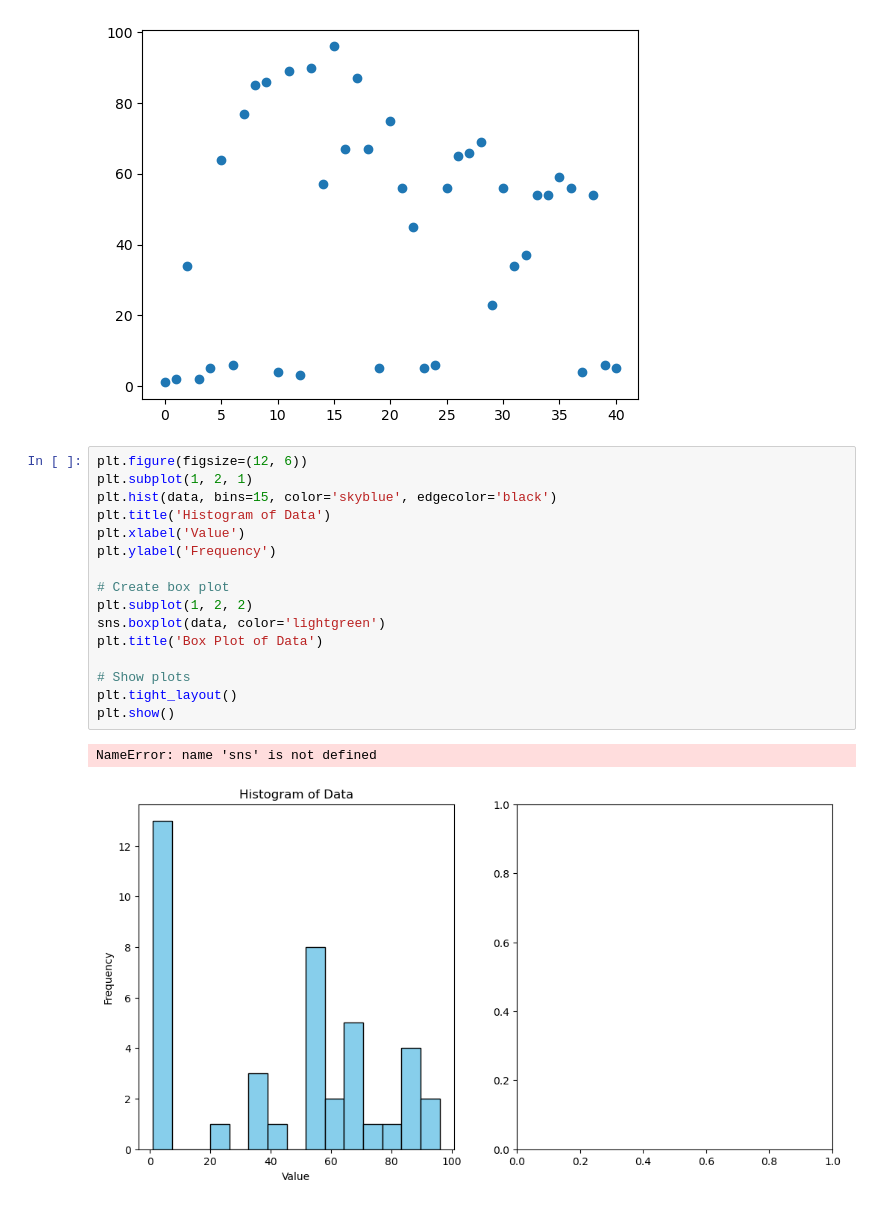
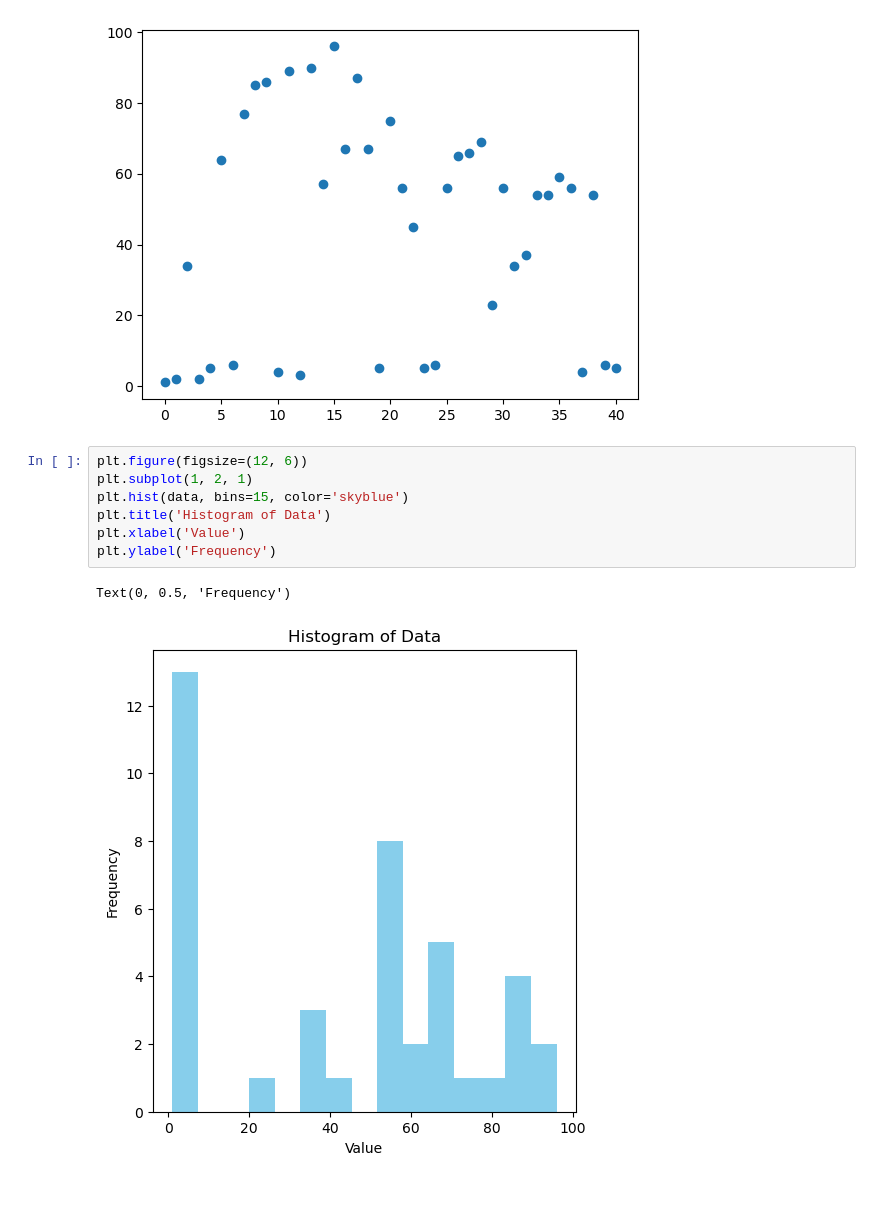
Before and after one commit to ZiaUlAinAamir/AI-with-navttc, a Jupyter notebook: statics task.ipynb, the cells around one changed output. Saved outputs shown, nothing was run; the diff lists cells and outputs as text.

```diff
--- a/statics task.ipynb
+++ b/statics task.ipynb
@@ -153,19 +153,10 @@ plt.scatter(range(len(data)), data)
 # %%
 plt.figure(figsize=(12, 6))
 plt.subplot(1, 2, 1)
-plt.hist(data, bins=15, color='skyblue', edgecolor='black')
+plt.hist(data, bins=15, color='skyblue')
 plt.title('Histogram of Data')
 plt.xlabel('Value')
 plt.ylabel('Frequency')
-
-# Create box plot
-plt.subplot(1, 2, 2)
-sns.boxplot(data, color='lightgreen')
-plt.title('Box Plot of Data')
-
-# Show plots
-plt.tight_layout()
-plt.show()
 # %% [output]
-NameError: name 'sns' is not defined
+Text(0, 0.5, 'Frequency')
-[figure, old version]
+[figure, new version]
```
Also changed, not shown: 7 other files.
